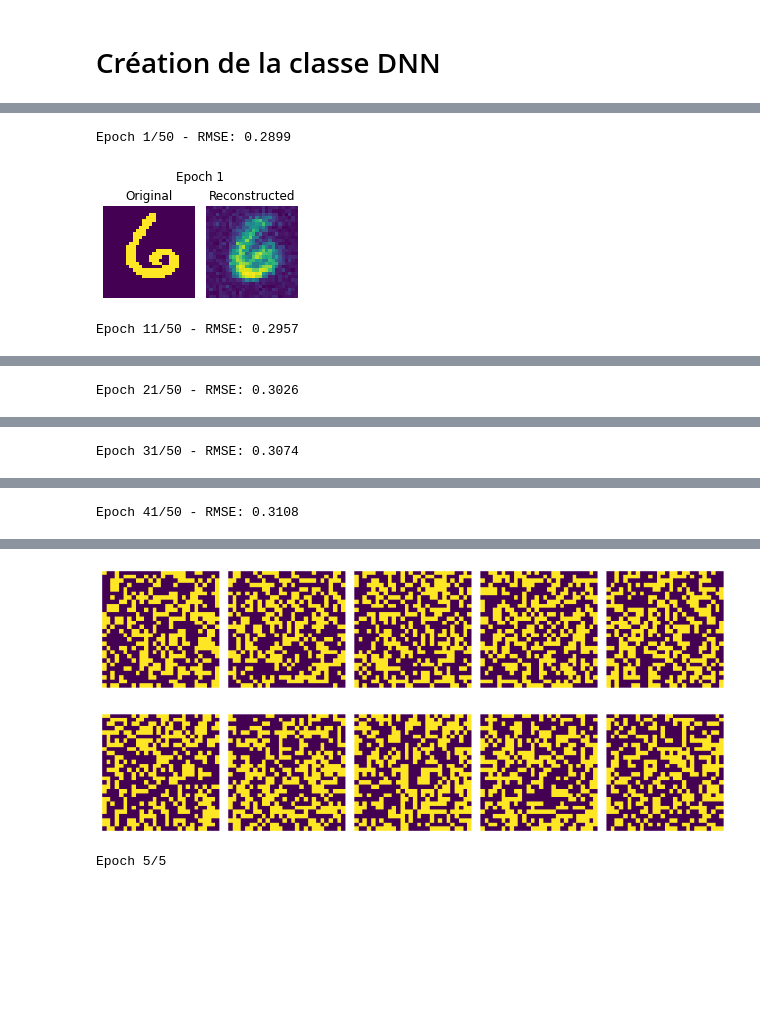
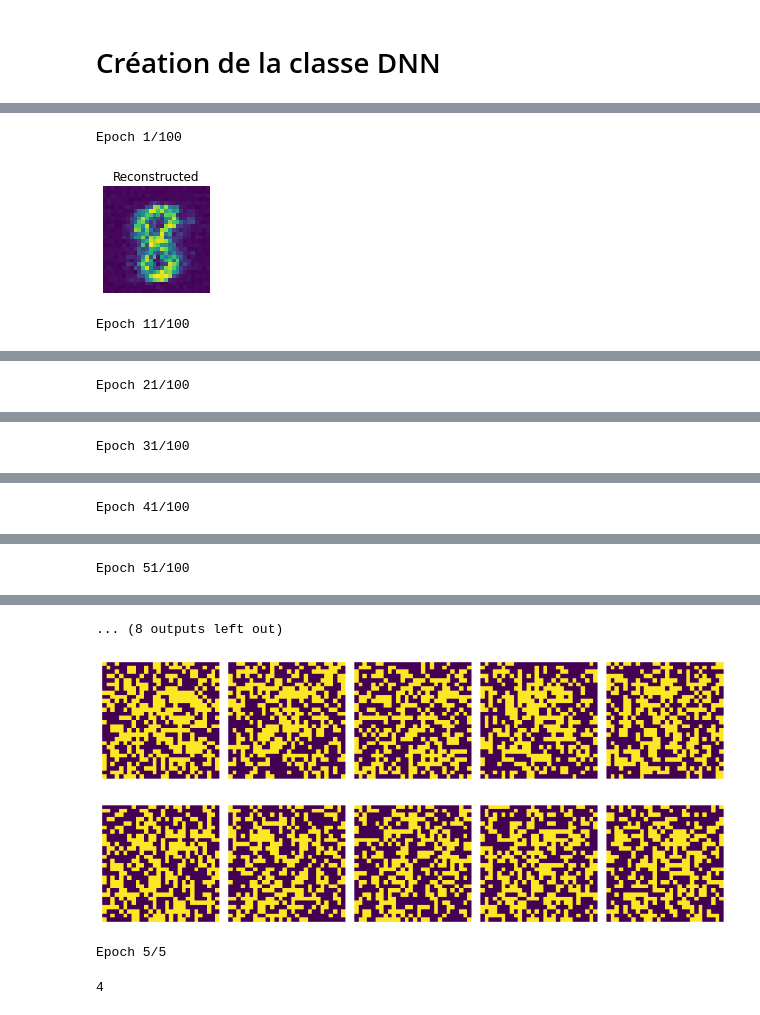
Before and after one commit to wdavys/DNN-dl2, a Jupyter notebook: TP_DNN.ipynb, the cells around one changed output, grey strips where cells are left out. Drawn from its saved outputs; the diff is of its cells as text; code cells hidden in the pictures; blank space fills up the shorter version.

```diff
--- a/TP_DNN.ipynb
+++ b/TP_DNN.ipynb
@@ -496,6 +496,6 @@ Le DBN réussit à capturer la variabilité de l'ensemble d'apprentissage étant
 # %%
 # Essayons de générer à l'aide du seul RBM
 rbm = RBM(p, 512)
-_ = rbm.train(X_dbn, nb_epoch=100, lr=1e-1, epoch_per_plot=10, verbose=True)
+loss_rbm = rbm.train(X_dbn, nb_epoch=1000, lr=1e-1, epoch_per_plot=100)
 # %% [output]
 Beginning training of the RBM...
@@ -623,7 +613,7 @@ def select_digits_toclassify(digits):
     plt.tight_layout()
     return train_X[mask1], pd.get_dummies(train_y)[mask1].values, test_X[mask2], pd.get_dummies(test_y)[mask2].values
 # %%
-X_train_dnn, y_train_dnn, X_test_dnn, y_test_dnn = select_digits_toclassify([6])
+X_train_dnn, y_train_dnn, X_test_dnn, y_test_dnn = select_digits_toclassify([8])
 # %% [output]
 0 samples with label 0
 0 samples with label 1
@@ -639,9 +629,9 @@ X_train_dnn, y_train_dnn, X_test_dnn, y_test_dnn = select_digits_toclassify([6])
 # %%
 _, p = X_train_dnn.shape
 
 dbn1 = DBN([p, 160, 640, 280])
-err_history1 = dbn1.pretrain(X_train_dnn, nb_epoch=50, epoch_per_plot=10, batch_size=2048, lr=1e-1, height=28, width=28)
+err_history1 = dbn1.pretrain(X_train_dnn[:279], nb_epoch=100, epoch_per_plot=10, batch_size=13, lr=1e-1, height=28, width=28)
 # %% [output]
-Epoch 1/50 - RMSE: 0.2899
+Epoch 1/100
-[figure, old version]
+[figure, new version]
-Epoch 11/50 - RMSE: 0.2957
+Epoch 11/100
@@ -649 +639 @@ Epoch 11/50 - RMSE: 0.2957
-Epoch 21/50 - RMSE: 0.3026
+Epoch 21/100
@@ -651 +641 @@ Epoch 21/50 - RMSE: 0.3026
-Epoch 31/50 - RMSE: 0.3074
+Epoch 31/100
@@ -653 +643 @@ Epoch 31/50 - RMSE: 0.3074
-Epoch 41/50 - RMSE: 0.3108
+Epoch 41/100
@@ -654,0 +645 @@ Epoch 41/50 - RMSE: 0.3108
+Epoch 51/100
@@ -655,6 +647,7 @@ Epoch 41/50 - RMSE: 0.3108
+... (8 outputs left out)
 # %%
-dbn1.generate(nb_iter=100, height=28, width=28)
+dbn1.generate(nb_iter=100, height=28, width=28, thresh=0.1)
 # %% [output]
-[figure, old version]
+[figure, new version]
 # %%
 dnn1 = DNN(n_classes, dim_layers=[p, 160, 640, 280])
@@ -662,5 +655,9 @@ logloss1 = dnn1.backpropagate(X_train_dnn, y_train_dnn, nb_epoch=5)
 # %% [output]
 Epoch 5/5
+# %%
+dnn1.n_layers
+# %% [output]
+4
 # %%
 plot_err(logloss1)
 # %% [output]
```
Also changed, not shown: parts of 19 cells of this notebook.
